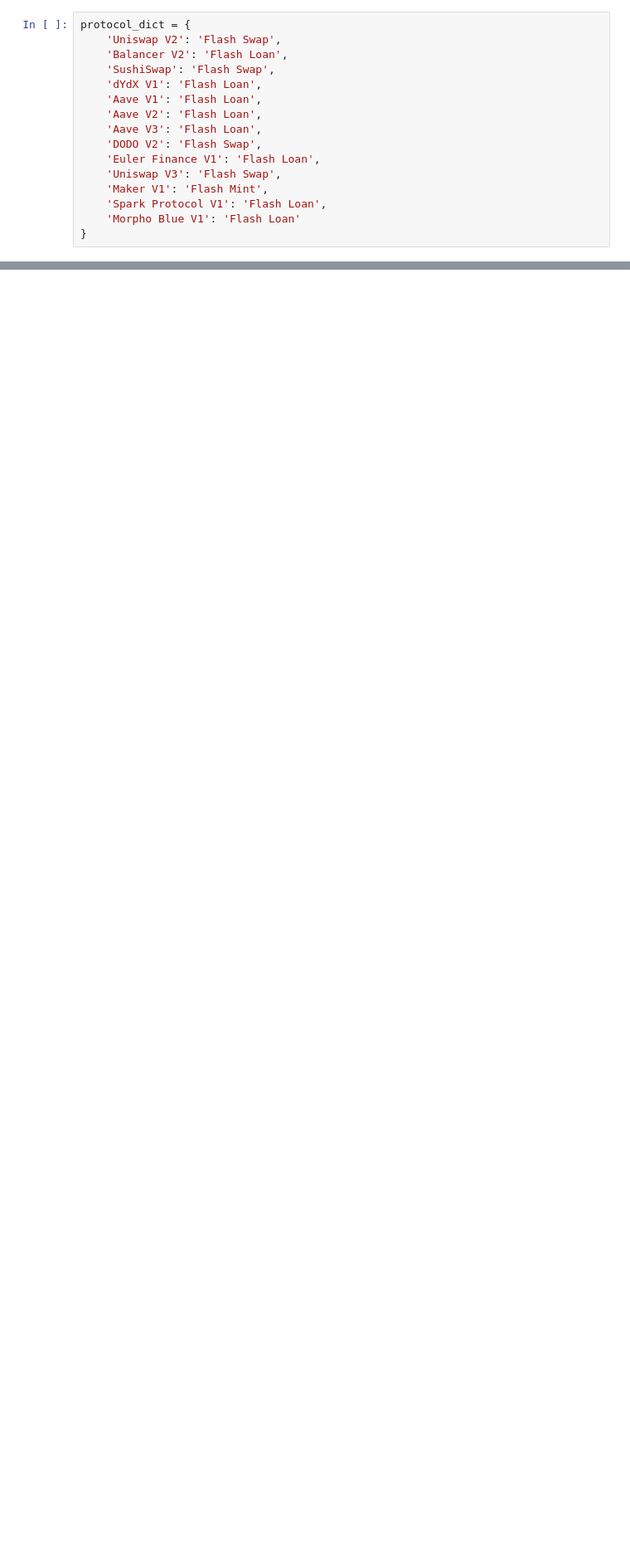
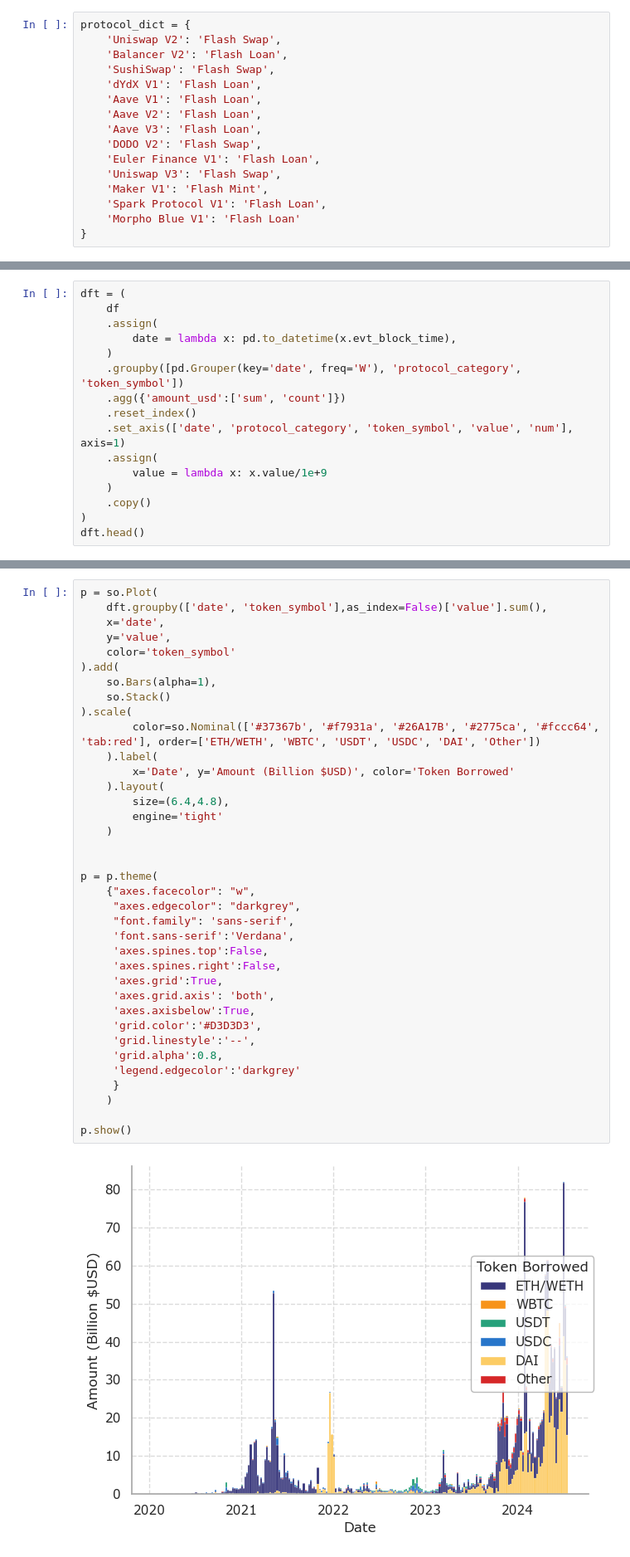
Before and after one commit to JacobSharples/FlashLoans, a Jupyter notebook: notebooks/02b_protocol_usage.ipynb, the cells around one changed output, grey strips where cells are left out. Shown at 83% size. Saved outputs shown, nothing was run; the diff lists cells and outputs as text; blank space fills up the shorter version.

```diff
--- a/notebooks/02b_protocol_usage.ipynb
+++ b/notebooks/02b_protocol_usage.ipynb
@@ -79,0 +222,16 @@ p.save("../figures/protocols/hist_ethereum_value.svg", bbox_inches='tight')
+# %%
+dft = (
+    df
+    .assign(
+        date = lambda x: pd.to_datetime(x.evt_block_time),
+    )
+    .groupby([pd.Grouper(key='date', freq='W'), 'protocol_category', 'token_symbol'])
+    .agg({'amount_usd':['sum', 'count']})
+    .reset_index()
+    .set_axis(['date', 'protocol_category', 'token_symbol', 'value', 'num'], axis=1)
+    .assign(
+        value = lambda x: x.value/1e+9
+    )
+    .copy()
+)
+dft.head()
@@ -79,0 +245,39 @@ p.save("../figures/protocols/hist_ethereum_value.svg", bbox_inches='tight')
+# %%
+p = so.Plot(
+    dft.groupby(['date', 'token_symbol'],as_index=False)['value'].sum(),
+    x='date',
+    y='value',
+    color='token_symbol'
+).add(
+    so.Bars(alpha=1),
+    so.Stack()
+).scale(
+        color=so.Nominal(['#37367b', '#f7931a', '#26A17B', '#2775ca', '#fccc64', 'tab:red'], order=['ETH/WETH', 'WBTC', 'USDT', 'USDC', 'DAI', 'Other'])
+    ).label(
+        x='Date', y='Amount (Billion $USD)', color='Token Borrowed'
+    ).layout(
+        size=(6.4,4.8),
+        engine='tight'
+    )
+
+
+p = p.theme(
+    {"axes.facecolor": "w",
+     "axes.edgecolor": "darkgrey",
+     "font.family": 'sans-serif',
+     'font.sans-serif':'Verdana',
+     'axes.spines.top':False,
+     'axes.spines.right':False,
+     'axes.grid':True,
+     'axes.grid.axis': 'both',
+     'axes.axisbelow':True,
+     'grid.color':'#D3D3D3',
+     'grid.linestyle':'--',
+     'grid.alpha':0.8,
+     'legend.edgecolor':'darkgrey'
+     }
+    )
+
+p.show()
+# %% [output]
+[figure, added]
```
Also changed, not shown: parts of 17 cells of this notebook, 2 other files.
